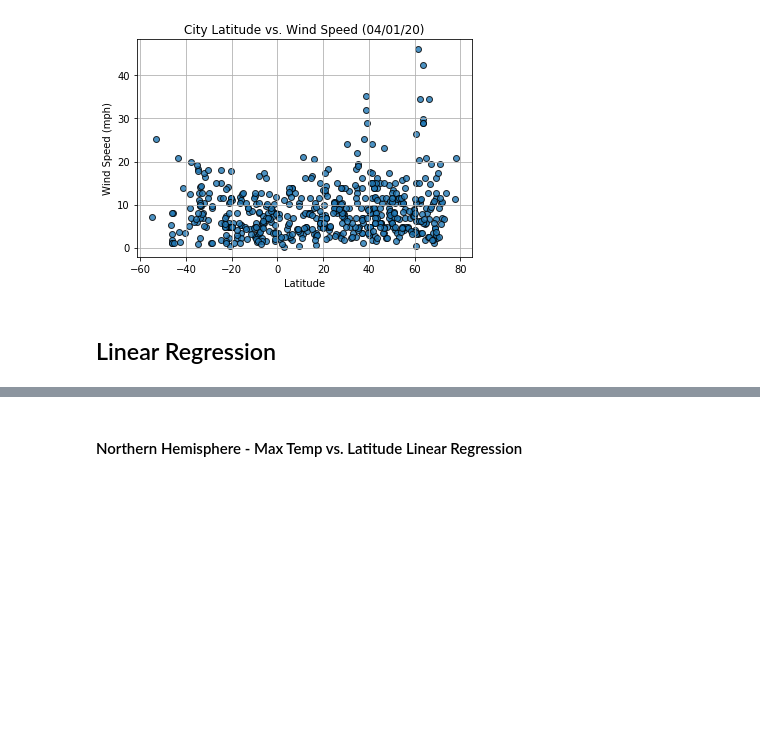
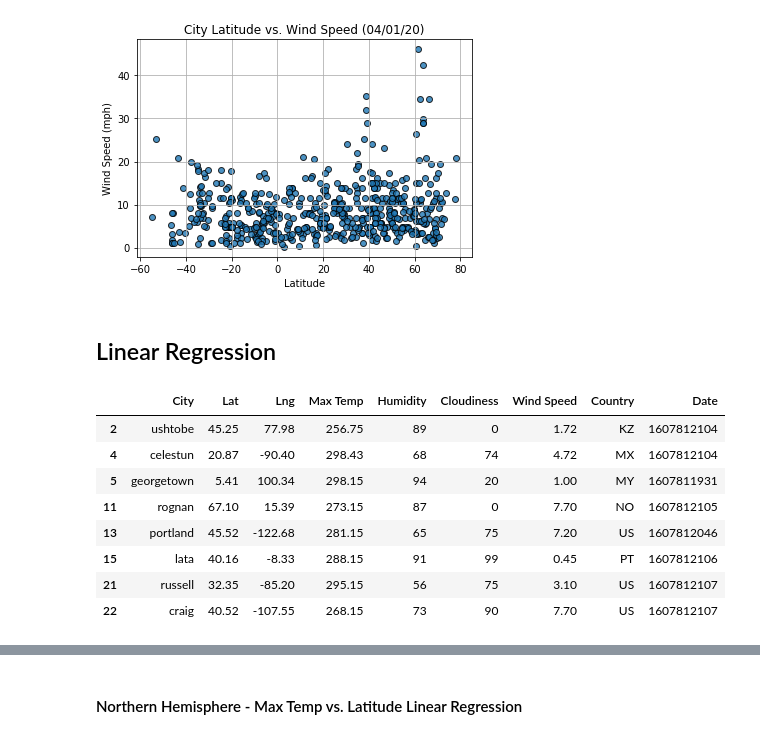
Before and after one commit to thallegacy/python-api-challenge, a Jupyter notebook: WeatherVacationPy/WeatherPy.ipynb, the cells around one changed output, grey strips where cells are left out. Cells and saved outputs as stored; diff of their text form; code cells hidden in the pictures; blank space fills up the shorter version.

```diff
--- a/WeatherVacationPy/WeatherPy.ipynb
+++ b/WeatherVacationPy/WeatherPy.ipynb
@@ -386,3 +387,18 @@ plt.show()
 [figure]
 # %% [markdown]
 ## Linear Regression
+# %%
+#Create Northern & Southern Hemisphere dataframes
+north_hem_data = clean_city_data.loc[clean_city_data["Lat"] >= 0]
+south_hem_data = clean_city_data.loc[clean_city_data["Lat"] < 0]
+north_hem_data
+# %% [output]
+|  | City | Lat | Lng | Max Temp | Humidity | Cloudiness | Wind Speed | Country | Date |
+| 2 | ushtobe | 45.25 | 77.98 | 256.75 | 89 | 0 | 1.72 | KZ | 1607812104 |
+| 4 | celestun | 20.87 | -90.40 | 298.43 | 68 | 74 | 4.72 | MX | 1607812104 |
+| 5 | georgetown | 5.41 | 100.34 | 298.15 | 94 | 20 | 1.00 | MY | 1607811931 |
+| 11 | rognan | 67.10 | 15.39 | 273.15 | 87 | 0 | 7.70 | NO | 1607812105 |
+| 13 | portland | 45.52 | -122.68 | 281.15 | 65 | 75 | 7.20 | US | 1607812046 |
+| 15 | lata | 40.16 | -8.33 | 288.15 | 91 | 99 | 0.45 | PT | 1607812106 |
+| 21 | russell | 32.35 | -85.20 | 295.15 | 56 | 75 | 3.10 | US | 1607812107 |
+| 22 | craig | 40.52 | -107.55 | 268.15 | 73 | 90 | 7.70 | US | 1607812107 |
```
Also changed, not shown: parts of 2 cells of this notebook, 1 other file.
